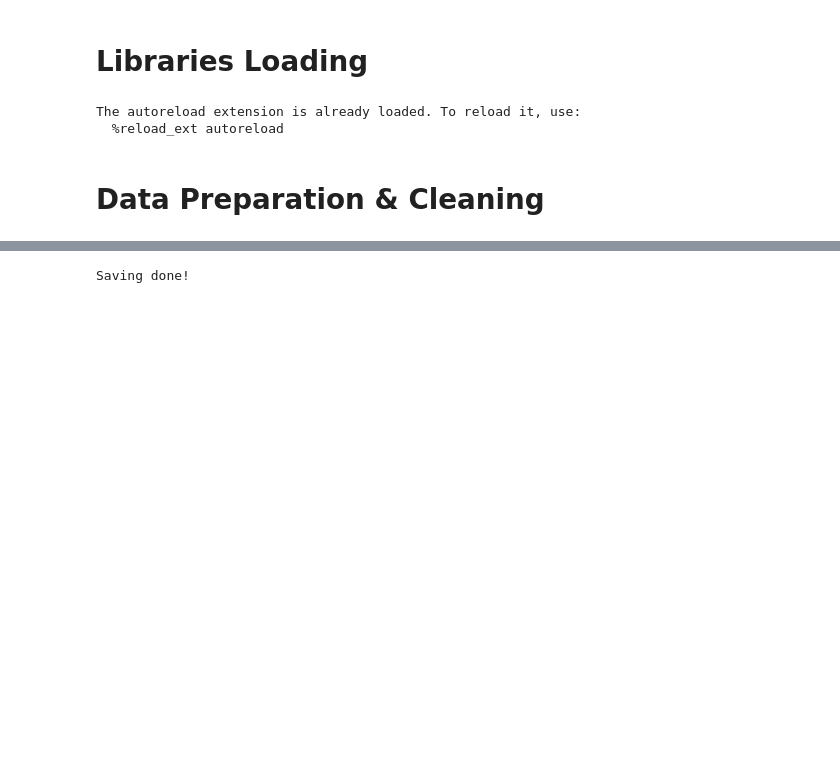
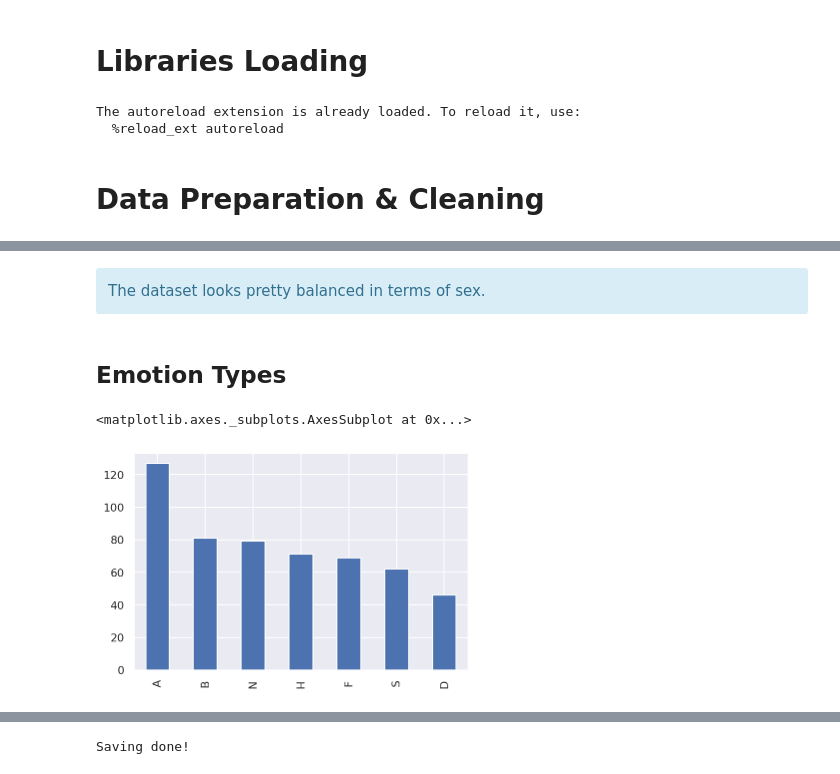
Before and after one commit to ymentha14/EmoDB, a Jupyter notebook: Report_SER.ipynb, the cells around one changed output, grey strips where cells are left out. Saved outputs shown, nothing was run; the diff lists cells and outputs as text; code cells hidden in the pictures; blank space fills up the shorter version.

```diff
--- a/Report_SER.ipynb
+++ b/Report_SER.ipynb
@@ -99,0 +133,11 @@ The autoreload extension is already loaded. To reload it, use:
+# %% [markdown]
+<div class="alert alert-block alert-info">
+The dataset looks pretty balanced in terms of sex.
+</div>
+# %% [markdown]
+## Emotion Types
+# %%
+data_df.emotion.value_counts().plot.bar()
+# %% [output]
+<matplotlib.axes._subplots.AxesSubplot at 0x...>
+[figure, added]
```
Also changed, not shown: parts of 52 cells of this notebook, 3 other files.
